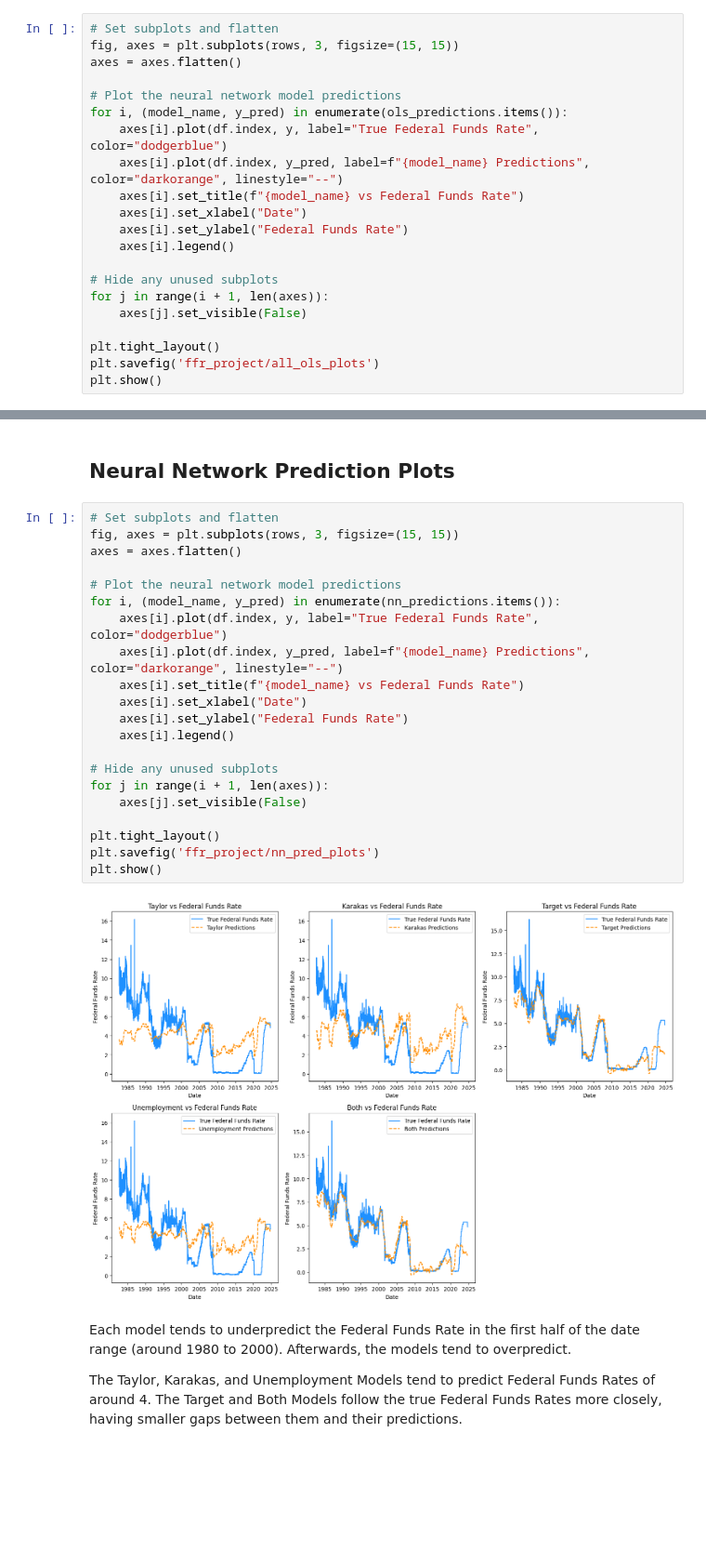
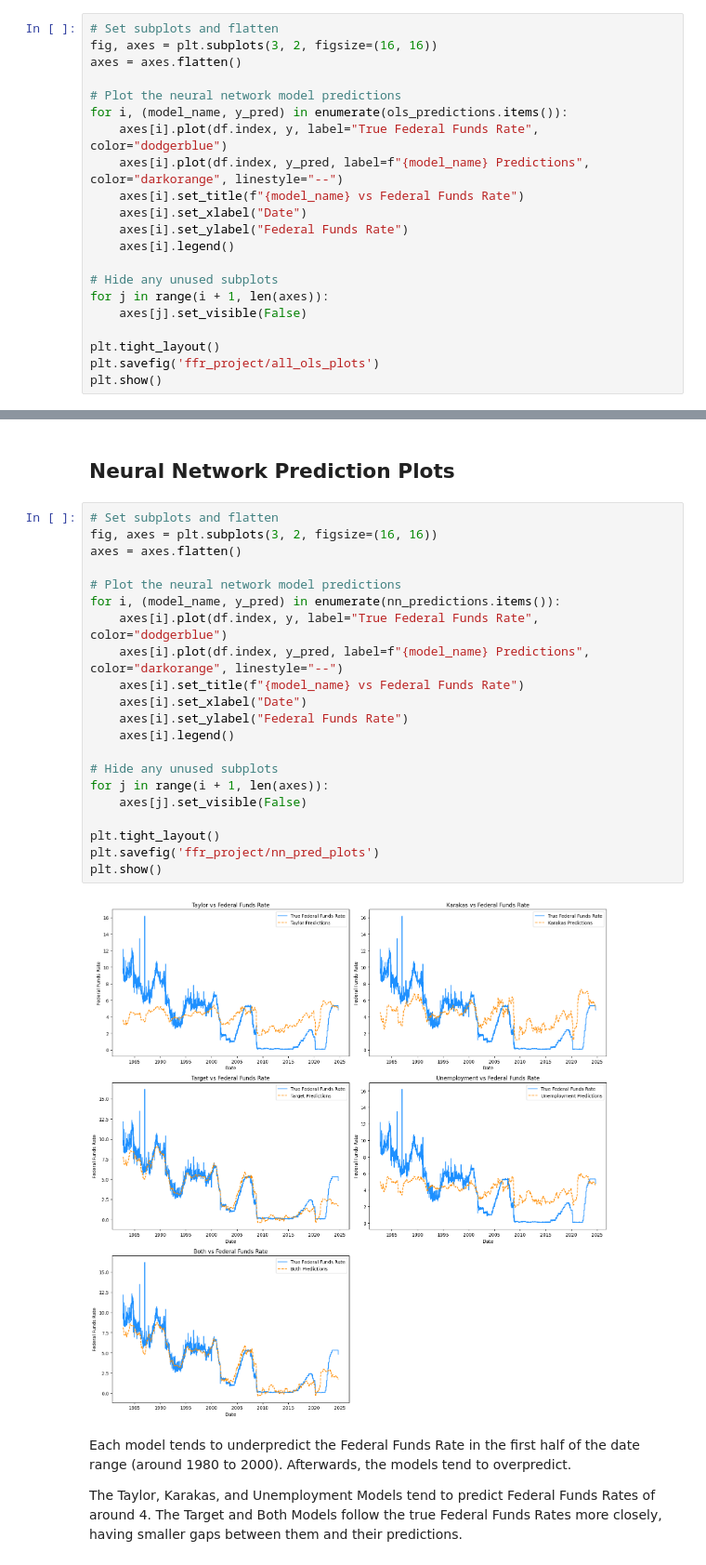
Before and after one commit to nvpham12/Capstone-Project, a Jupyter notebook: capstone_project_notebook_report.ipynb, the cells around one changed output, grey strips where cells are left out. Shown at 93% size. Saved outputs shown, nothing was run; the diff lists cells and outputs as text; blank space fills up the shorter version.

```diff
--- a/capstone_project_notebook_report.ipynb
+++ b/capstone_project_notebook_report.ipynb
@@ -789,7 +783,7 @@ Note that metrics are likely biased and unreliable since regression assumptions
 ## Plots of All OLS Models
 # %%
 # Set subplots and flatten
-fig, axes = plt.subplots(rows, 3, figsize=(15, 15))
+fig, axes = plt.subplots(3, 2, figsize=(16, 16))
 axes = axes.flatten()
 
 # Plot the neural network model predictions
@@ -904,27 +898,27 @@ Adding Unemployment to the Taylor Model alone reduces errors and explains more v
 ## Neural Network Prediction Plots
 # %%
 # Set subplots and flatten
-fig, axes = plt.subplots(rows, 3, figsize=(15, 15))
+fig, axes = plt.subplots(3, 2, figsize=(16, 16))
 axes = axes.flatten()
 
 # Plot the neural network model predictions
 for i, (model_name, y_pred) in enumerate(nn_predictions.items()):
     axes[i].plot(df.index, y, label="True Federal Funds Rate", color="dodgerblue")
     axes[i].plot(df.index, y_pred, label=f"{model_name} Predictions", color="darkorange", linestyle="--")
     axes[i].set_title(f"{model_name} vs Federal Funds Rate")
     axes[i].set_xlabel("Date")
     axes[i].set_ylabel("Federal Funds Rate")
     axes[i].legend()
 
 # Hide any unused subplots
 for j in range(i + 1, len(axes)):
     axes[j].set_visible(False)
 
 plt.tight_layout()
 plt.savefig('ffr_project/nn_pred_plots')
 plt.show()
 # %% [output]
-[figure, old version]
+[figure, new version]
 # %% [markdown]
 Each model tends to underpredict the Federal Funds Rate in the first half of the date range (around 1980 to 2000). Afterwards, the models tend to overpredict.
 
```
Also changed, not shown: parts of 4 cells of this notebook.
